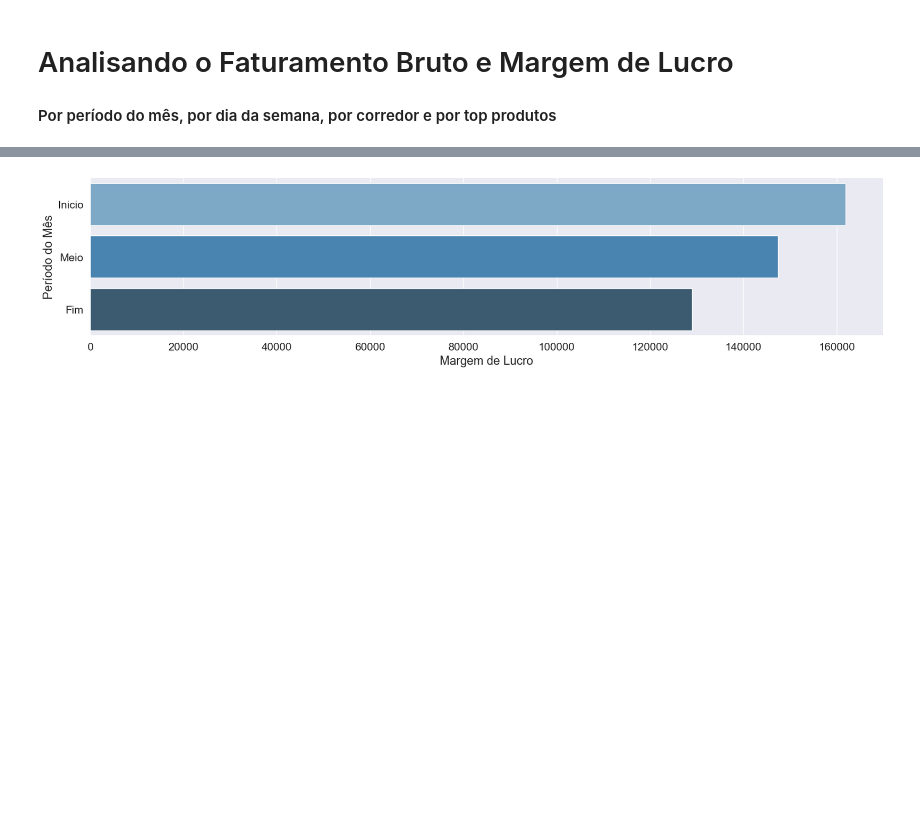
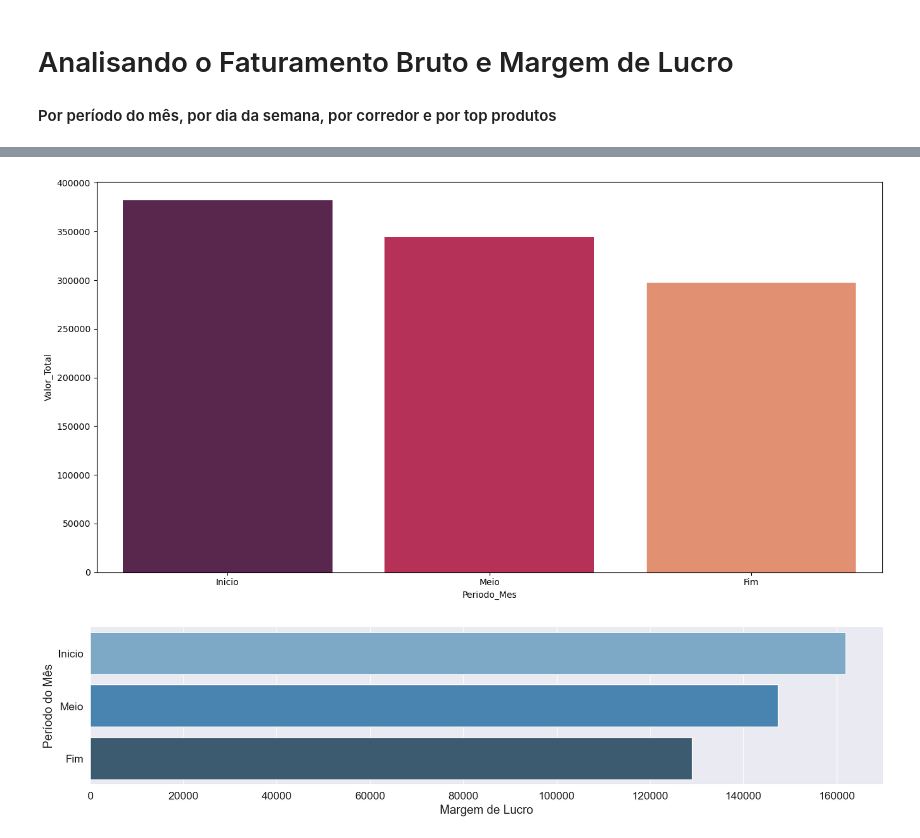
Before and after one commit to fnogueirasantos/Projeto1-Market_Basket_Analytics, a Jupyter notebook: Analise_Exploratoria.ipynb, the cells around one changed output, grey strips where cells are left out. Saved outputs shown, nothing was run; the diff lists cells and outputs as text; code cells hidden in the pictures; blank space fills up the shorter version.

```diff
--- a/Analise_Exploratoria.ipynb
+++ b/Analise_Exploratoria.ipynb
@@ -151,9 +146,8 @@ df_tipo_dia_mes1 = df_selec.groupby(['Periodo_Mes']).sum('Valor_Total')
 df_tipo_dia_mes1 = pd.DataFrame(df_tipo_dia_mes1['Valor_Total'].sort_values(ascending=False).reset_index())
 
 # Gráfico
-fig = go.Figure(go.Bar(x = df_tipo_dia_mes1['Periodo_Mes'], y = df_tipo_dia_mes1['Valor_Total']))
-fig.update_layout(title_text = 'Faturamento por tipo de período do mês',
-                  xaxis_title = "Período",
-                  yaxis_title = "Faturamento")
-fig.show()
+plt.figure(figsize = (16, 8))
+sns.barplot(x = df_tipo_dia_mes1['Periodo_Mes'], y = df_tipo_dia_mes1['Valor_Total'],
+            palette = 'rocket')
+plt.show()
 # %% [output]
@@ -162,3 +154,4 @@ fig.show()
+[figure, added]
 # %%
 # Margem de Lucro pelo tipo de período do mês
 df_tipo_dia_mes2 = df_selec.groupby(['Periodo_Mes']).sum('Margem_Lucro')
```
Also changed, not shown: parts of 9 cells of this notebook.
